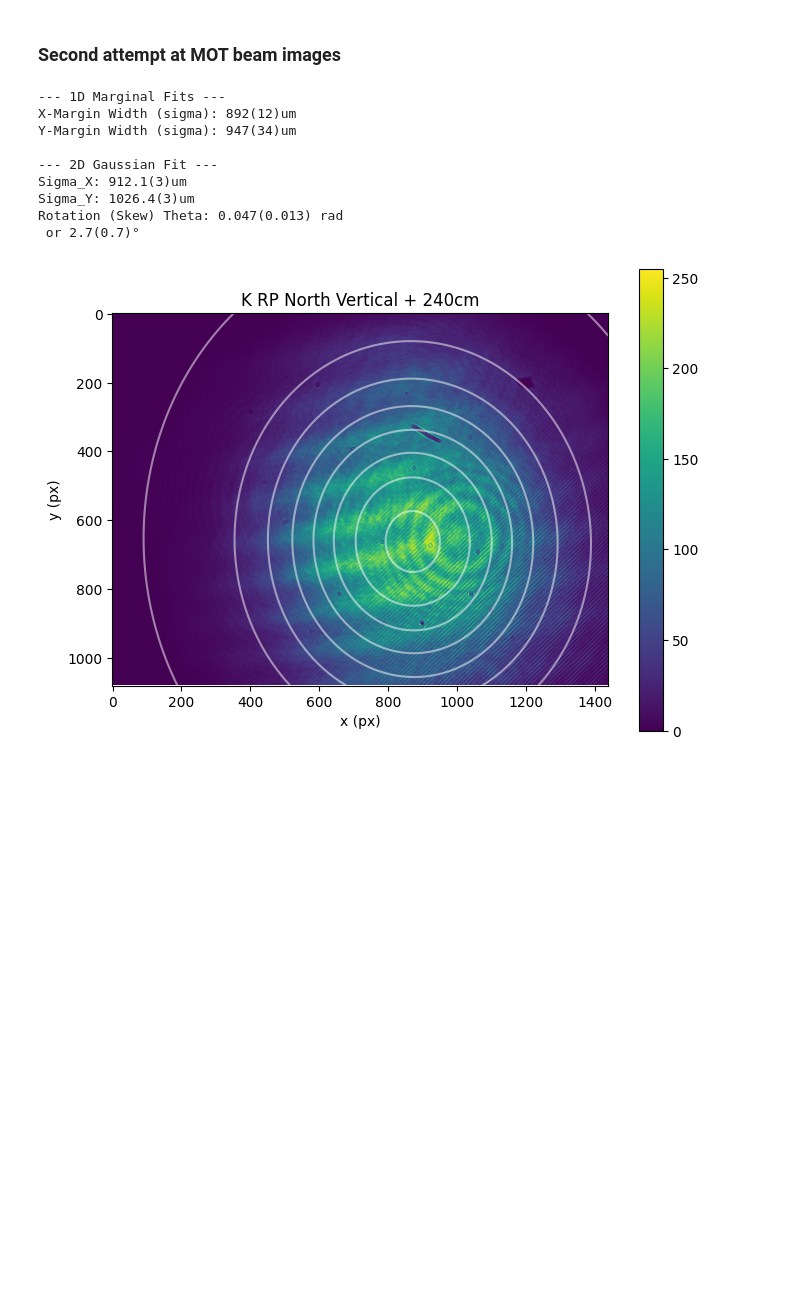
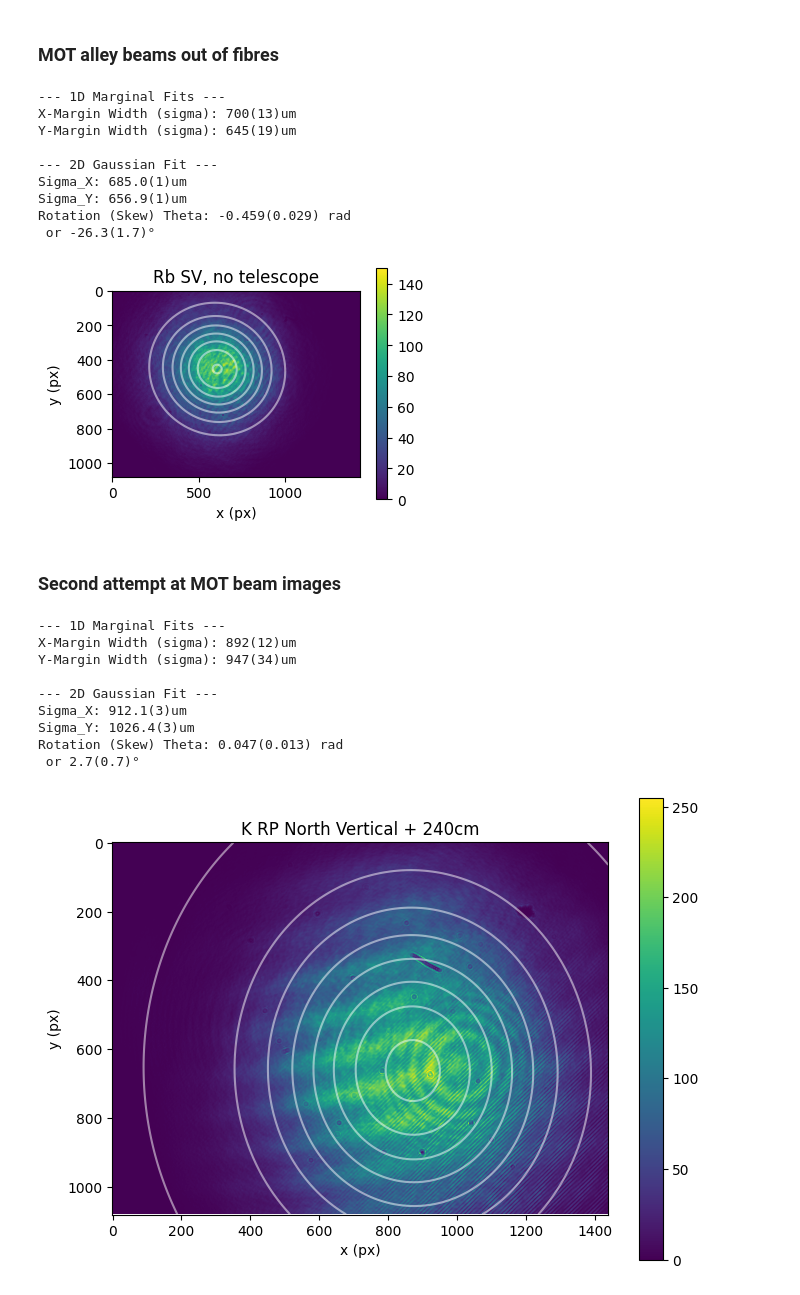
Before and after one commit to colinjdale/ChiPyLab, a Jupyter notebook: examples/beam_fitter.ipynb, the cells around one changed output. Drawn from its saved outputs; the diff is of its cells as text; code cells hidden in the pictures; blank space fills up the shorter version.

```diff
--- a/examples/beam_fitter.ipynb
+++ b/examples/beam_fitter.ipynb
@@ -77,3 +157,58 @@ def fit_image_data(image_path, title='', figsize=(4,3)):
+# %% [markdown]
+### MOT alley beams out of fibres
+# %%
+image_folder = '../data/mot_beam_images/2026-04-06/'
+
+image_files = ["Rb_fibre_output_far_horizontalcam.png",
+               "Rb_fibre_output_close_northvert_cam.tif",
+               'KTrap_close_northvert_cam.tif',
+               "KRP_close_northvert_cam.tif",
+               'K_RP_4m.png',
+               'KRP_southvertcam_newmotoptics.png',
+               'K RP 1.tif',
+               'K RP 2.bmp',
+               'Rb no telescope NV.tif',
+               'RB no telescope SV.bmp']
+
+
+image_titles = ['Rb Far',
+                'Rb Close',
+                'K Trap Close',
+                'K RP Close',
+                'K RP Far',
+                'K RP Close',
+                'K RP Far, f=6.24mm',
+                'K RP Close, f=6.24mm',
+                'Rb NV, no telescope',
+                'Rb SV, no telescope']
+
+camera_px_to_um = [px_to_um_flir,
+                   px_to_um_thorlabs,
+                   px_to_um_thorlabs,
+                   px_to_um_thorlabs,
+                   px_to_um_thorlabs,
+                   px_to_um_flir,
+                   px_to_um_thorlabs,
+                   px_to_um_flir,
+                   px_to_um_thorlabs,
+                   px_to_um_flir,]
+
+i = 9  # Change this index to fit different images
+
+image_file = image_folder + image_files[i]
+fit_image_data(image_file, title=image_titles[i],
+               figsize=(4,3), px_to_um=camera_px_to_um[i])
+# %% [output]
+--- 1D Marginal Fits ---
+X-Margin Width (sigma): 700(13)um
+Y-Margin Width (sigma): 645(19)um
+
+--- 2D Gaussian Fit ---
+Sigma_X: 685.0(1)um
+Sigma_Y: 656.9(1)um
+Rotation (Skew) Theta: -0.459(0.029) rad
+ or -26.3(1.7)°
+[figure, added]
 # %% [markdown]
 ### Second attempt at MOT beam images
 # %%
```
Also changed, not shown: parts of 6 cells of this notebook, 15 other files.
